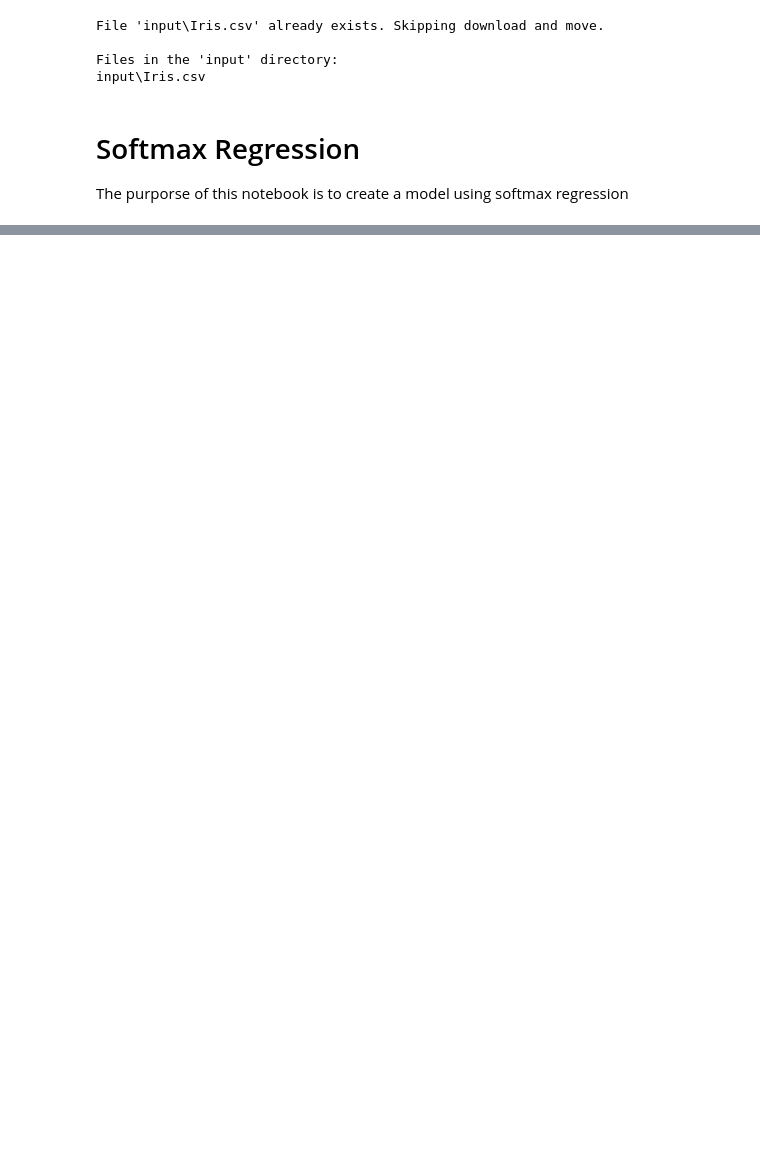
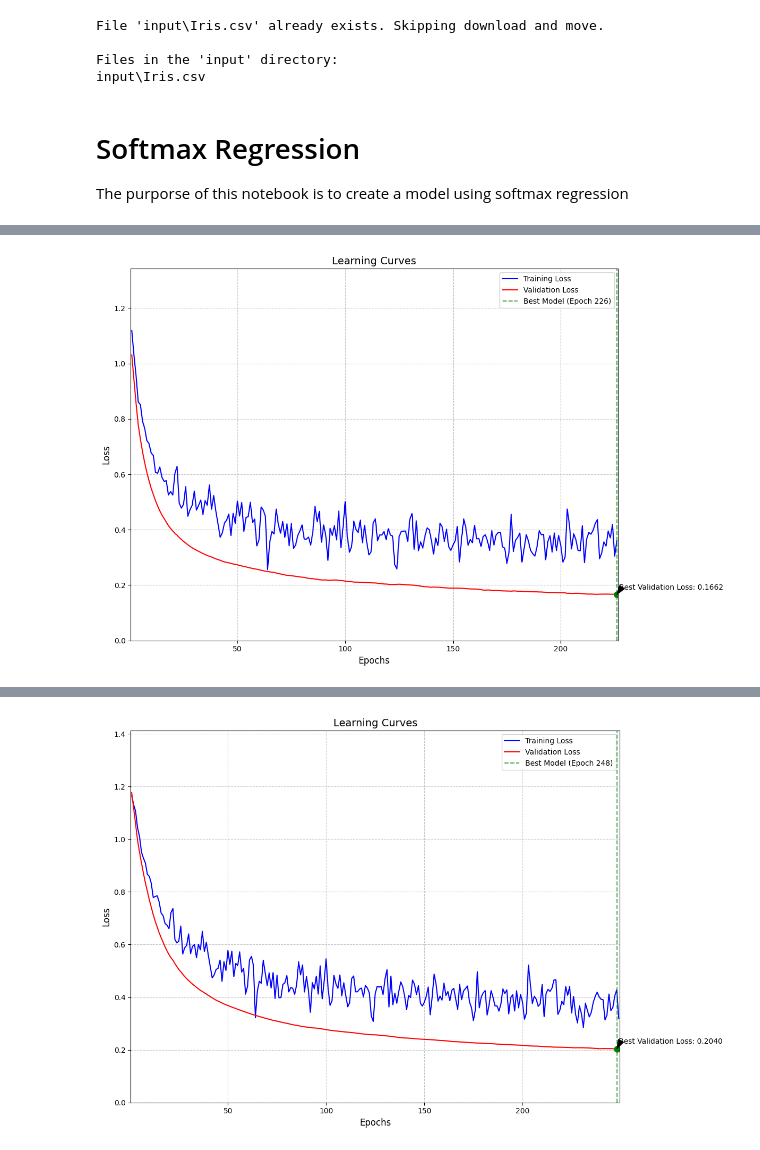
Before and after one commit to Kena-Njonge/HandsOnML, a Jupyter notebook: Chapter 4/SoftMaxRegression.ipynb, the cells around one changed output, grey strips where cells are left out. Cells and saved outputs as stored; diff of their text form; code cells hidden in the pictures; blank space fills up the shorter version.

Commit message:
reworked a couple of elements of the mini batch approach, view diffs Will commit more frequently next time

```diff
--- a/Chapter 4/SoftMaxRegression.ipynb
+++ b/Chapter 4/SoftMaxRegression.ipynb
@@ -256,0 +91,29 @@ class MiniBatchSampler():
+# %%
+from MiniBatchGD import MiniBatchGD
+import matplotlib.pyplot as plt # type: ignore
+
+# Initialize classifier
+# Fit classifier, the index of the target y was determined by
+# printing the head of the file, as described in the docstring
+param_grid = [(0.1,50, 1000, 0.1), (0.05,50, 1000,0.1),(0.1,150,1000, 0)]
+
+for eta, batch_size, epochs, validation_size in param_grid:
+    # We use partial_fit for data transformation, so we need to define a new classifier each time
+    # to make sure our data does not leak.
+    clf = MiniBatchGD(path='input/Iris.csv')
+    clf.fit(
+        y_index=4,
+        lines=batch_size,
+        validation_size=validation_size,
+        epochs=epochs,
+        eta=eta,
+        early_stopping_rounds=10,
+        min_epochs=50,
+        min_delta=0.001,
+        verbose=True
+    )
+    print(f"Our datset has {clf.n_samples_in_} samples")
+
+    clf.plot_learning_curve(figsize=(12, 8))
+    plt.show() # type: ignore
+# %% [output]
@@ -256,0 +137 @@ class MiniBatchSampler():
+[figure, added]
@@ -256,0 +155 @@ class MiniBatchSampler():
+[figure, added]
```
Also changed, not shown: parts of 8 cells of this notebook, 2 other files.
